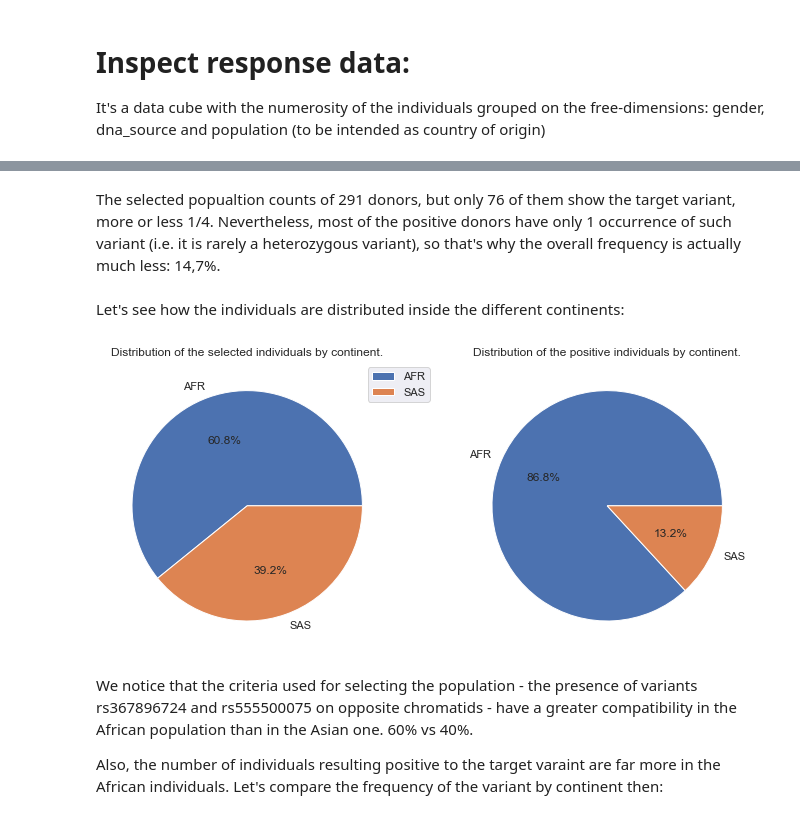
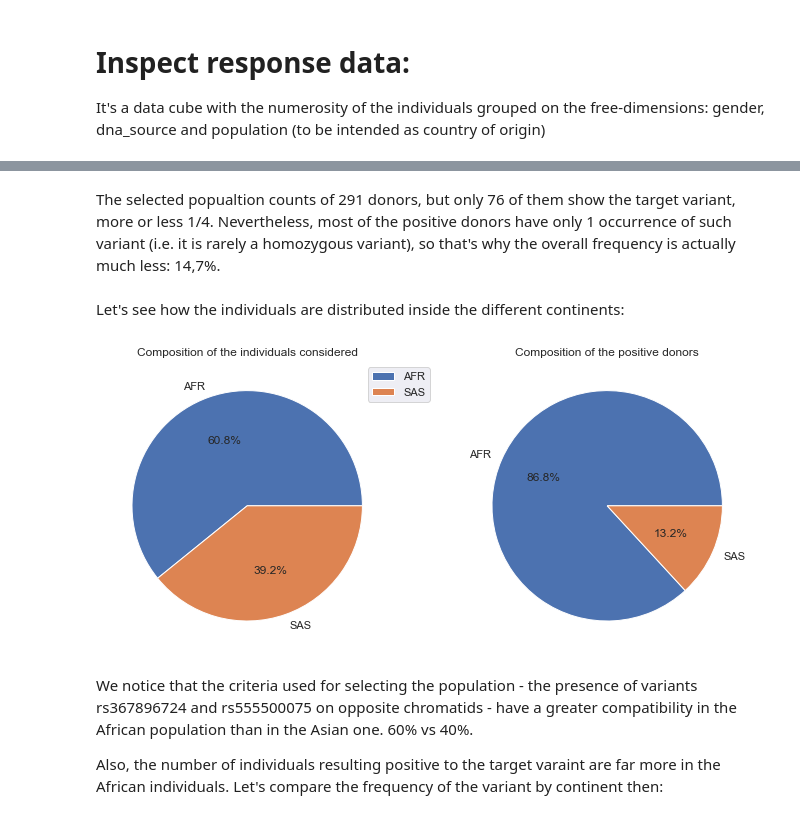
Before and after one commit to DEIB-GECO/VarSum, a Jupyter notebook: demo/variant_distribution.ipynb, the cells around one changed output, grey strips where cells are left out. Saved outputs shown, nothing was run; the diff lists cells and outputs as text; code cells hidden in the pictures.

```diff
--- a/demo/variant_distribution.ipynb
+++ b/demo/variant_distribution.ipynb
@@ -64,35 +60,35 @@ df0
 # %% [markdown]
-The selected popualtion counts of 291 donors, but only 76 of them show the target variant, more or less 1/4. Nevertheless, most of the positive donors have only 1 occurrence of such variant (i.e. it is rarely a heterozygous variant), so that's why the overall frequency is actually much less: 14,7%.
+The selected popualtion counts of 291 donors, but only 76 of them show the target variant, more or less 1/4. Nevertheless, most of the positive donors have only 1 occurrence of such variant (i.e. it is rarely a homozygous variant), so that's why the overall frequency is actually much less: 14,7%.
 # %% [markdown]
 Let's see how the individuals are distributed inside the different continents:
 # %%
 import seaborn as sns
 # use Seaborn styles
 sns.set()
 
 df10 = df.drop(df.query('GENDER != "" | SUPER_POPULATION == ""').index)  # remove rows where gender is not empty or super_population is any
 # we prepare two data frames, one containing the population_size, and the other one containing the positive donorsn.
 df11 = df10.drop(['GENDER', 'OCCURRENCE_OF_TARGET_VARIANT', 'FREQUENCY', 'POSITIVE_DONORS'], inplace=False, axis=1) # remove unnecesary columns
 df11 = df11.pivot_table(df11, index=['SUPER_POPULATION'])
 
 df12 = df10.drop(['GENDER', 'OCCURRENCE_OF_TARGET_VARIANT', 'FREQUENCY', 'POPULATION_SIZE'], inplace=False, axis=1) # remove unnecesary columns
 df12 = df12.pivot_table(df12, index=['SUPER_POPULATION'])
 
 
 fig = plt.figure(figsize=(10, 8))
 
 ax1 = fig.add_axes([0, 0, .5, .5], aspect=1)
 ax1.pie(df11['POPULATION_SIZE'], labels=df11.index.tolist(), autopct='%1.1f%%')
-ax1.set_title('Distribution of the selected individuals by continent.')
+ax1.set_title('Composition of the individuals considered')
 
 ax2 = fig.add_axes([.5, .0, .5, .5], aspect=1)
 ax2.pie(df12['POSITIVE_DONORS'], labels=df12.index.tolist(), autopct='%1.1f%%')
-ax2.set_title('Distribution of the positive individuals by continent.')
+ax2.set_title('Composition of the positive donors')
 
 ax1.legend(bbox_to_anchor=(.9, 1.0))    # place only one legend beacuse the index for the two data frames is the same
 plt.show()
 # %% [output]
-[figure, old version]
+[figure, new version]
 # %% [markdown]
 We notice that the criteria used for selecting the population - the presence of variants rs367896724 and rs555500075 on opposite chromatids - have a greater compatibility in the African population than in the Asian one.  60% vs 40%.
 
```
Also changed, not shown: parts of 3 cells of this notebook, 3 other files.
